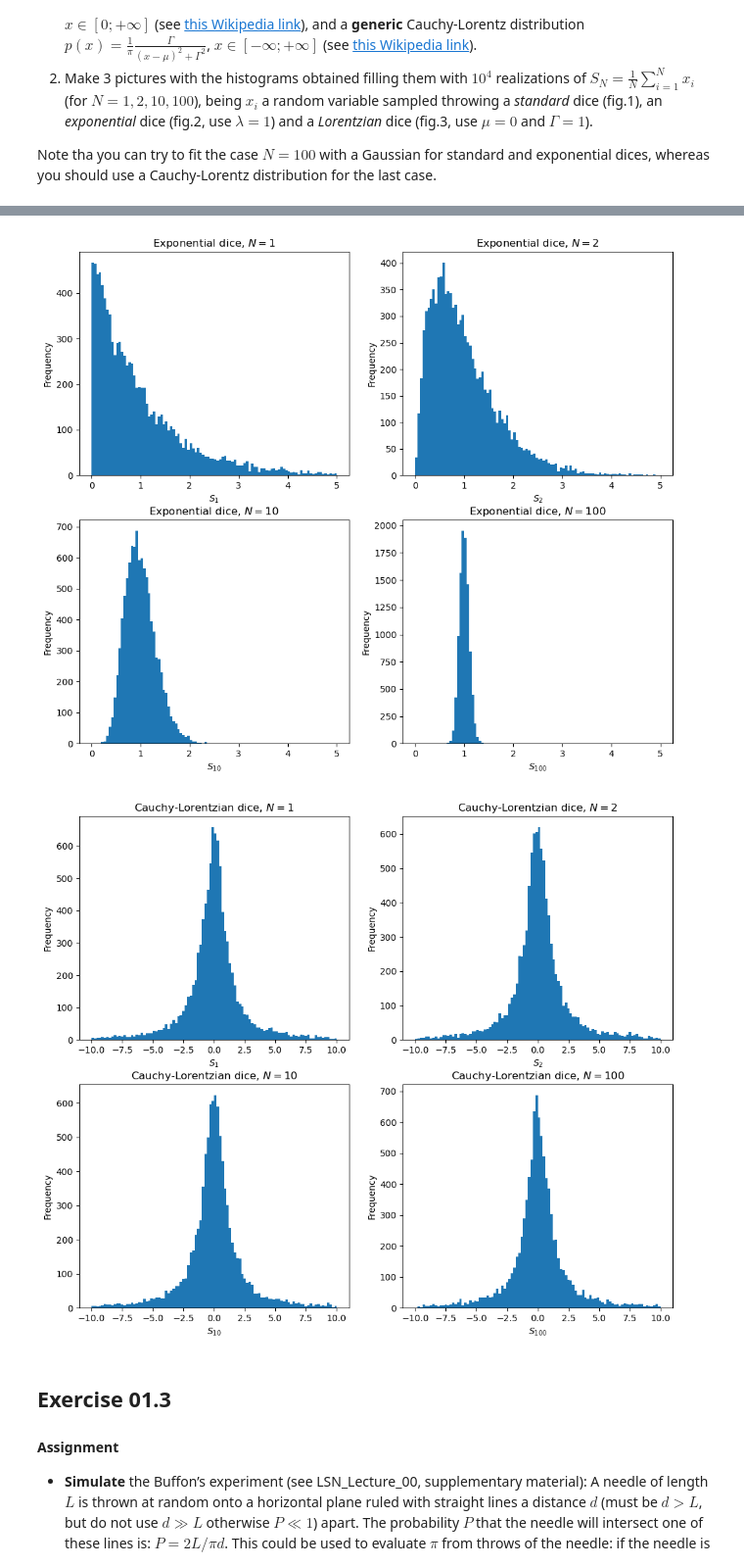
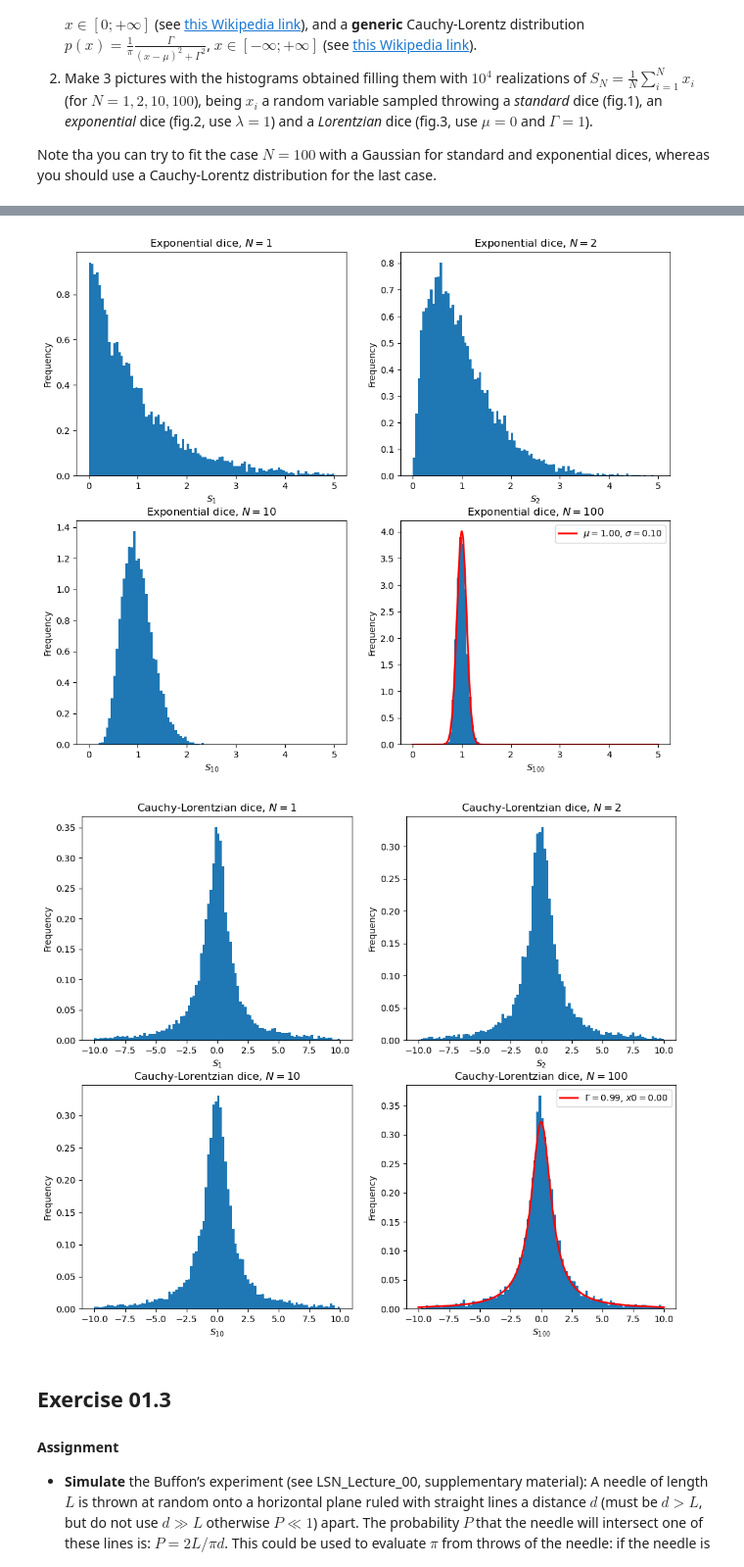
Before and after one commit to stevelonny/labsimnum, a Jupyter notebook: notebooks/exercise_01.ipynb, the cells around one changed output, grey strips where cells are left out. Shown at 98% size. Saved outputs shown, nothing was run; the diff lists cells and outputs as text; code cells hidden in the pictures.

```diff
--- a/notebooks/exercise_01.ipynb
+++ b/notebooks/exercise_01.ipynb
@@ -104,10 +127,10 @@ name = [
     "Cauchy-Lorentzian dice"
 ]
 
-unif_s1, expo_s1, cauchy_s1         = np.loadtxt("../data/ex_01.2s_1.dat", unpack=True, usecols=(0,1,2))
-unif_s2, expo_s2, cauchy_s2         = np.loadtxt("../data/ex_01.2s_2.dat", unpack=True, usecols=(0,1,2))
-unif_s10, expo_s10, cauchy_s10      = np.loadtxt("../data/ex_01.2s_10.dat", unpack=True, usecols=(0,1,2))
-unif_s100, expo_s100, cauchy_s100   = np.loadtxt("../data/ex_01.2s_100.dat", unpack=True, usecols=(0,1,2))
+unif_s1, expo_s1, cauchy_s1         = np.loadtxt("../data/ex01_2s_1.dat", unpack=True, usecols=(0,1,2))
+unif_s2, expo_s2, cauchy_s2         = np.loadtxt("../data/ex01_2s_2.dat", unpack=True, usecols=(0,1,2))
+unif_s10, expo_s10, cauchy_s10      = np.loadtxt("../data/ex01_2s_10.dat", unpack=True, usecols=(0,1,2))
+unif_s100, expo_s100, cauchy_s100   = np.loadtxt("../data/ex01_2s_100.dat", unpack=True, usecols=(0,1,2))
 
 unif = [unif_s1, unif_s2, unif_s10, unif_s100]
 
@@ -123,13 +146,44 @@ limits = [
     (-10,10)
 ]
 
+def gauss(x, mu, sigma):
+    return norm.pdf(x, mu, sigma)
+
+def cauchylorentz(x, gamma, x0):
+    return cauchy.pdf(x, x0, gamma)
+
+def fit_gauss(data, dist):
+    mu, sigma = norm.fit(data)
+    x = np.linspace(limits[dist][0], limits[dist][1], 1000)
+    y = gauss(x, mu, sigma)
+    return x, y, mu, sigma
+
+def fit_cauchy(data, dist):
+    x0, gamma = cauchy.fit(data)
+    # popt, pcov = curve_fit(cauchy, data)
+    x = np.linspace(limits[dist][0], limits[dist][1], 1000)
+    y = cauchylorentz(x, gamma, x0)
+    return x, y, x0, gamma
+
+
 n_bins = 100
 
 for dist in range(3):
     plt.figure(figsize = (12,10))
     for sum in range(4):
         plt.subplot(2,2,sum+1)
-        m = plt.hist(data[dist][sum], n_bins, range=limits[dist])
+        m = plt.hist(data[dist][sum], n_bins, range=limits[dist], density=True)
+        if sum == 3:
+            if dist != 2:
+                x, y, mu, sigma = fit_gauss(data[dist][sum], dist)
+                title = r"$\mu={mu:.2f}$, $\sigma={sigma:.2f}$".format(mu=mu, sigma=sigma)
+                plt.plot(x, y, 'r', label=title, linewidth=2)
+                plt.legend()
+            if dist == 2:
+                x, y, x0, gamma = fit_cauchy(cauchy_s100, dist)
+                title = r"$\Gamma={gamma:.2f}$, $x0={x0:.2f}$".format(gamma=gamma, x0=x0)
+                plt.plot(x, y, 'r', label=title, linewidth=2)
+                plt.legend()
         plt.title(r"{name}, $N={size}$".format(name=name[dist], size=sumsize[sum]))
         plt.xlabel(r"$S_{%d}$" % sumsize[sum])
         plt.ylabel("Frequency")
@@ -139,5 +193,5 @@ for dist in range(3):
-[figure, old version]
+[figure, new version]
-[figure, old version]
+[figure, new version]
 # %% [markdown]
 ## Exercise 01.3
 
```
Also changed, not shown: parts of 11 cells of this notebook, 17 other files.
